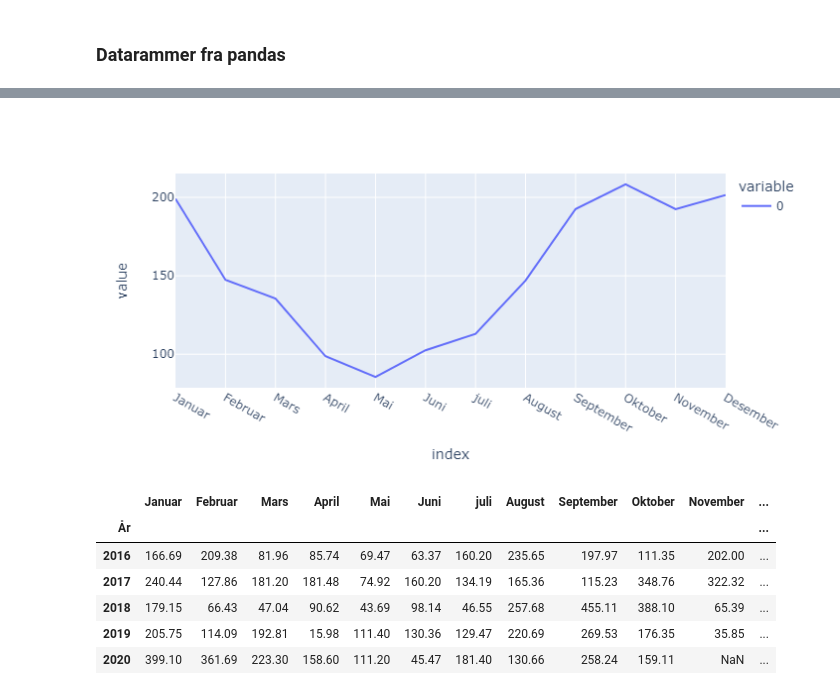
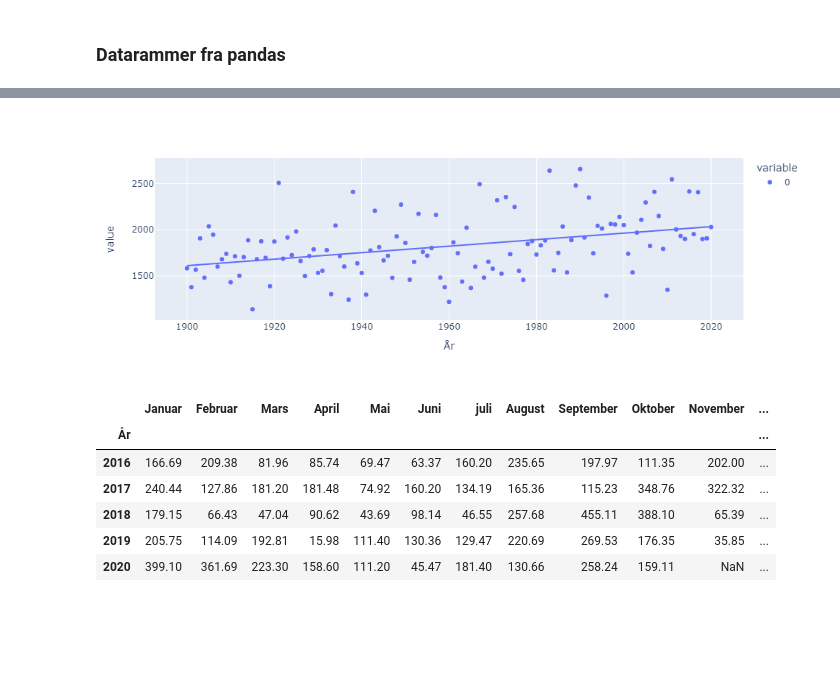
Before and after one commit to LektorB/ProgMod, a Jupyter notebook: Variabler_og_datatyper.ipynb, the cells around one changed output, grey strips where cells are left out. Cells and saved outputs as stored; diff of their text form; code cells hidden in the pictures; blank space fills up the shorter version.

```diff
--- a/Variabler_og_datatyper.ipynb
+++ b/Variabler_og_datatyper.ipynb
@@ -441,8 +547,8 @@ fig.show()
 # %%
-fig2 = px.line(data.mean())
+fig2 = px.scatter(data.loc[1900:].sum(axis=1),trendline="ols")
 fig2.show()
 # %% [output]
-[figure, old version]
+[figure, new version]
 # %%
 data.tail()
 # %% [output]
```
Also changed, not shown: parts of 13 cells of this notebook.
